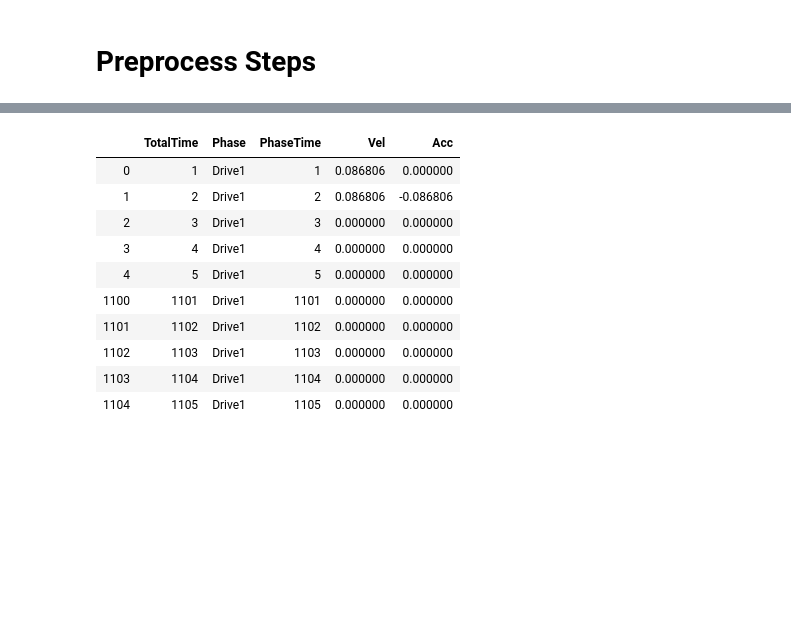
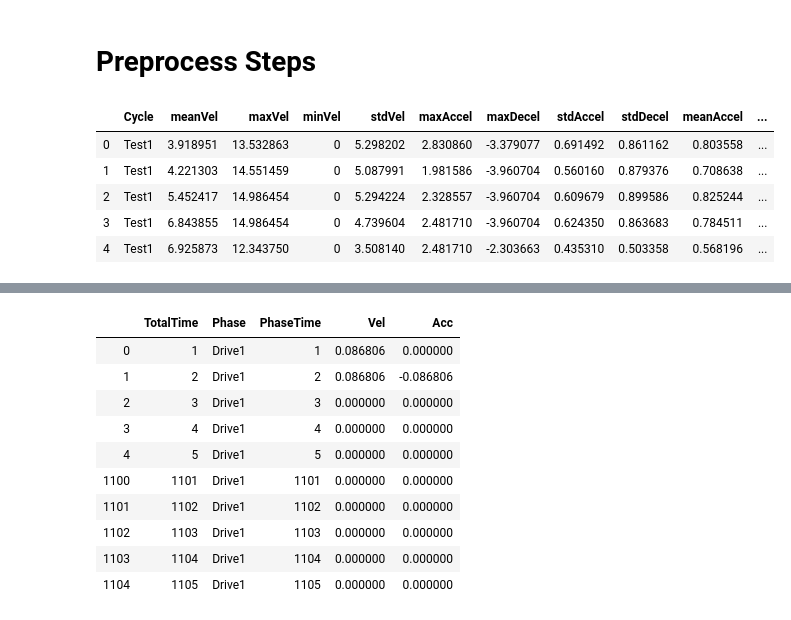
Before and after one commit to eserinanarslan/DrivingCyclePrediction, a Jupyter notebook: prod/pred_phase_for_main_cycles.ipynb, the cells around one changed output, grey strips where cells are left out. Cells and saved outputs as stored; diff of their text form; code cells hidden in the pictures; blank space fills up the shorter version.

Commit message:
adding 60 overlaps model and result v2

```diff
--- a/prod/pred_phase_for_main_cycles.ipynb
+++ b/prod/pred_phase_for_main_cycles.ipynb
@@ -11,5 +11,14 @@ pd.set_option('display.max_columns', 50)
 pd.set_option('display.width', 1000)
 # %%
 # Load Train dataset
-test_1 = pd.read_csv("../data/SurusTesti1.csv", delimiter = ";")
-test_2 = pd.read_csv("../data/SurusTesti2.csv", delimiter = ";")
+test_1 = pd.read_csv("../data/201127_Cycles/data_120sec_overlap_10parts/test1.csv", delimiter = ";")
+test_2 = pd.read_csv("../data/201127_Cycles/data_120sec_overlap_10parts/test2.csv", delimiter = ";")
+# %%
+test_1.head()
+# %% [output]
+|  | Cycle | meanVel | maxVel | minVel | stdVel | maxAccel | maxDecel | stdAccel | stdDecel | meanAccel | ... |
+| 0 | Test1 | 3.918951 | 13.532863 | 0 | 5.298202 | 2.830860 | -3.379077 | 0.691492 | 0.861162 | 0.803558 | ... |
+| 1 | Test1 | 4.221303 | 14.551459 | 0 | 5.087991 | 1.981586 | -3.960704 | 0.560160 | 0.879376 | 0.708638 | ... |
+| 2 | Test1 | 5.452417 | 14.986454 | 0 | 5.294224 | 2.328557 | -3.960704 | 0.609679 | 0.899586 | 0.825244 | ... |
+| 3 | Test1 | 6.843855 | 14.986454 | 0 | 4.739604 | 2.481710 | -3.960704 | 0.624350 | 0.863683 | 0.784511 | ... |
+| 4 | Test1 | 6.925873 | 12.343750 | 0 | 3.508140 | 2.481710 | -2.303663 | 0.435310 | 0.503358 | 0.568196 | ... |
```
Also changed, not shown: parts of 1 cell of this notebook, 8 other files.
